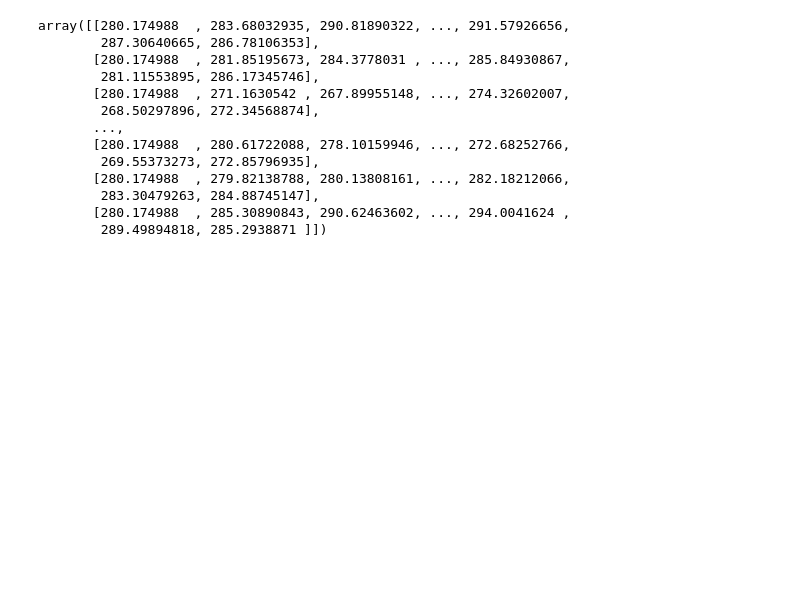
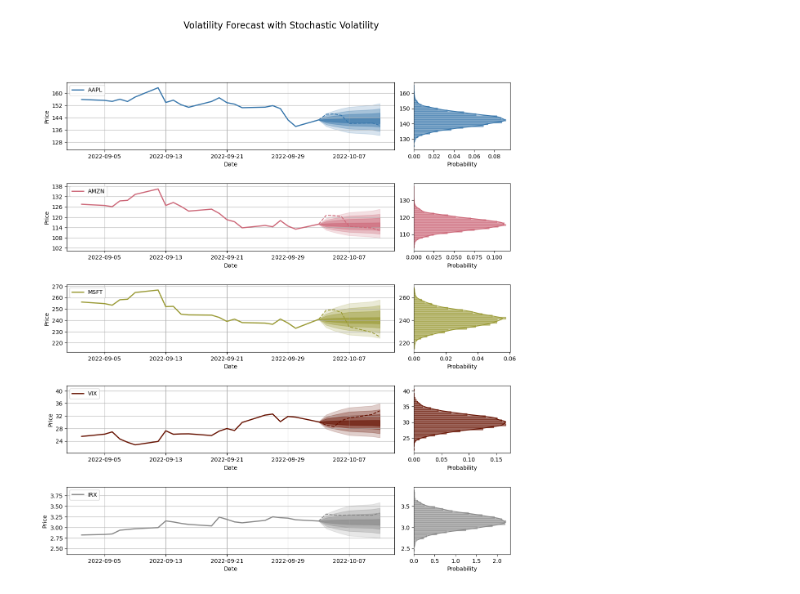
Before and after one commit to Bruce1102/Market-Neutral-Options-Strategy-with-Volatility-Forecasting, a Jupyter notebook: plots.ipynb, the cells around one changed output. Drawn from its saved outputs; the diff is of its cells as text; code cells hidden in the pictures; blank space fills up the shorter version.

Commit message:
Visualisation/Plot complete

```diff
--- a/plots.ipynb
+++ b/plots.ipynb
@@ -15,6 +17,10 @@ from arch import arch_model
 DATA_PATH = "DATA/processed/df.csv"
 
 df = load_csv_data(DATA_PATH)
+
+MODELING_YEARS = (2015, 2025)
+
+df = filter_data_by_year_range(df, *MODELING_YEARS)
 df.head()
 # %% [output]
 |  | AAPL_Open | AAPL_High | AAPL_Low | AAPL_Close | AAPL_Adj Close | AAPL_Volume | AMZN_Open | AMZN_High | ... |
@@ -175,16 +34,52 @@ IndexError: too many indices for array: array is 1-dimensional, but 2 were index
-# %%
-simulated_prices[:, :, 2]
-# %% [output]
-array([[280.174988  , 283.68032935, 290.81890322, ..., 291.57926656,
-        287.30640665, 286.78106353],
-       [280.174988  , 281.85195673, 284.3778031 , ..., 285.84930867,
-        281.11553895, 286.17345746],
-       [280.174988  , 271.1630542 , 267.89955148, ..., 274.32602007,
-        268.50297896, 272.34568874],
-       ...,
-       [280.174988  , 280.61722088, 278.10159946, ..., 272.68252766,
-        269.55373273, 272.85796935],
-       [280.174988  , 279.82138788, 280.13808161, ..., 282.18212066,
-        283.30479263, 284.88745147],
-       [280.174988  , 285.30890843, 290.62463602, ..., 294.0041624 ,
-        289.49894818, 285.2938871 ]])
+# %%
+from src.stoch_modelling import CorrelatedJDMSimulator, JDMSimulator, CIRJumpModel
+
+start = 2000
+end = start+20
+n_days = 7
+# Simulating equities
+# Initialising
+corjdm_model = CorrelatedJDMSimulator()
+# Estimating parameters
+corjdm_model.estimate_parameters(df[['AAPL_Close', 'AMZN_Close', 'MSFT_Close']].iloc[start:end].values)
+# Setting initial prices
+corjdm_model.initial_prices = df[['AAPL_Close', 'AMZN_Close', 'MSFT_Close']].iloc[end+1].values
+# Generating simulation
+corjdm_sim = np.array([corjdm_model.simulate(n_days) for _ in range(10_000)])
+
+
+# Simulating VIX
+# Initialising
+jdm_model = JDMSimulator()
+# Estimating parameters
+vix_res = jdm_model.estimate_parameters(df['VIX_Close'].iloc[start:end].values)
+# Setting initial prices
+jdm_model.initial_price = df['VIX_Close'].iloc[end+1]
+# Generating Simulation
+jdm_sim = np.array([jdm_model.simulate(n_days-1) for _ in range(10_000)])
+
+# Simulating IRX
+# Initialising
+cirj_model = CIRJumpModel()
+# Estimating parameters
+cirj_model.estimate_parameters(df['IRX_Close'].iloc[start:end].values)
+# Setting initial prices
+cirj_model.initial_rate = df['IRX_Close'].iloc[end+1]
+# Generating Simulation
+cirj_sim = np.array([cirj_model.simulate(n_days-1) for _ in range(10_000)])
+
+
+
+data_list = [(df['AAPL_Close'].iloc[start:end+n_days+1], corjdm_sim[:, :, 0]),
+             (df['AMZN_Close'].iloc[start:end+n_days+1], corjdm_sim[:, :, 1]),
+             (df['MSFT_Close'].iloc[start:end+n_days+1], corjdm_sim[:, :, 2]),
+             (df['VIX_Close'].iloc[start:end+n_days+1], jdm_sim),
+             (df['IRX_Close'].iloc[start:end+n_days+1], cirj_sim)]
+
+assets = ['AAPL', 'AMZN', 'MSFT', 'VIX', 'IRX']
+
+colours = ['#3776AB', '#CC6677', '#999933', '#661100', '#888888']
+
+stochastic_volatility_forecast_plot = plot_forecast(data_list, assets, colours)
+# %% [output]
+[figure, added]
```
Also changed, not shown: parts of 8 cells of this notebook, 5 other files.
